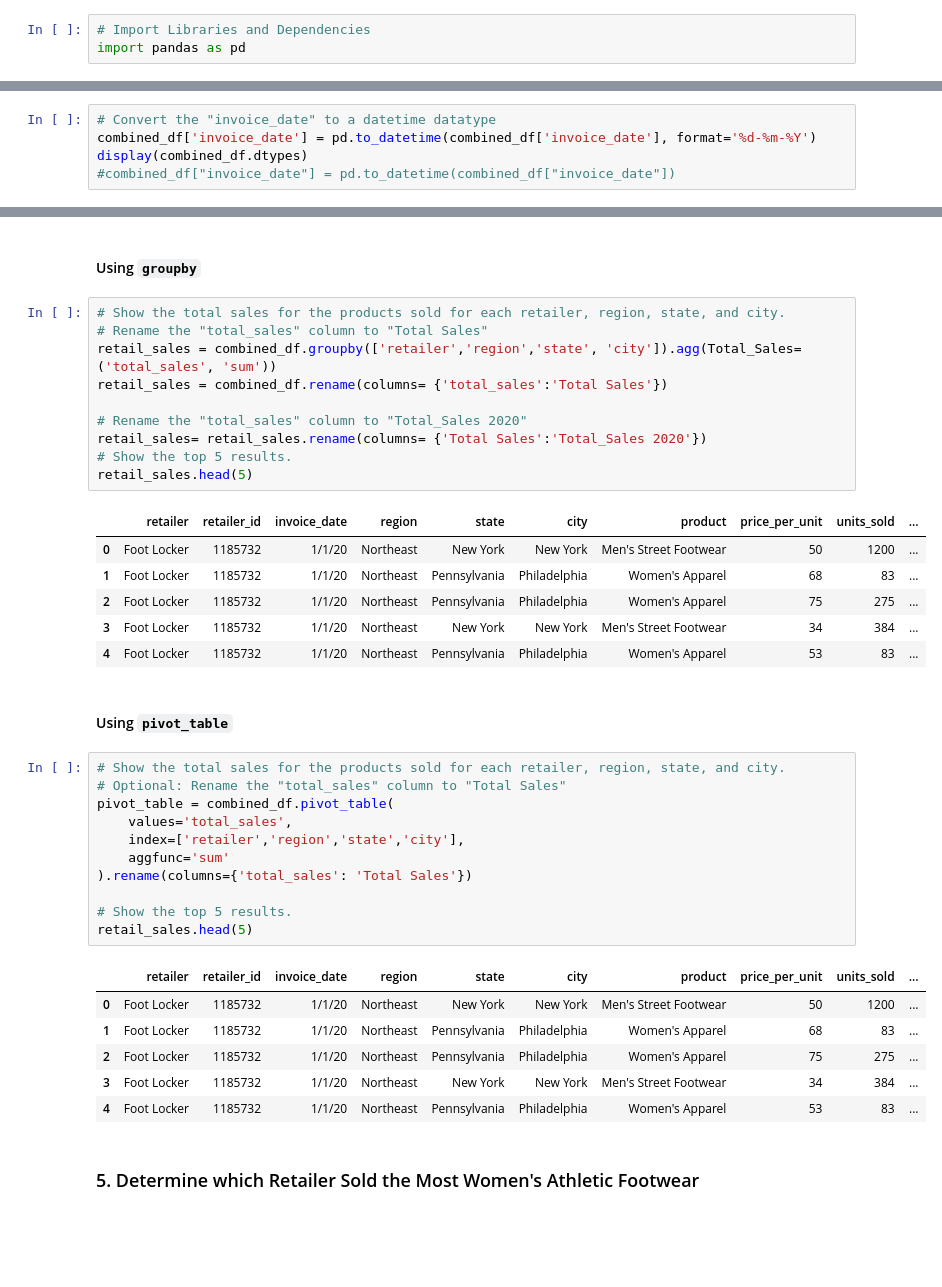
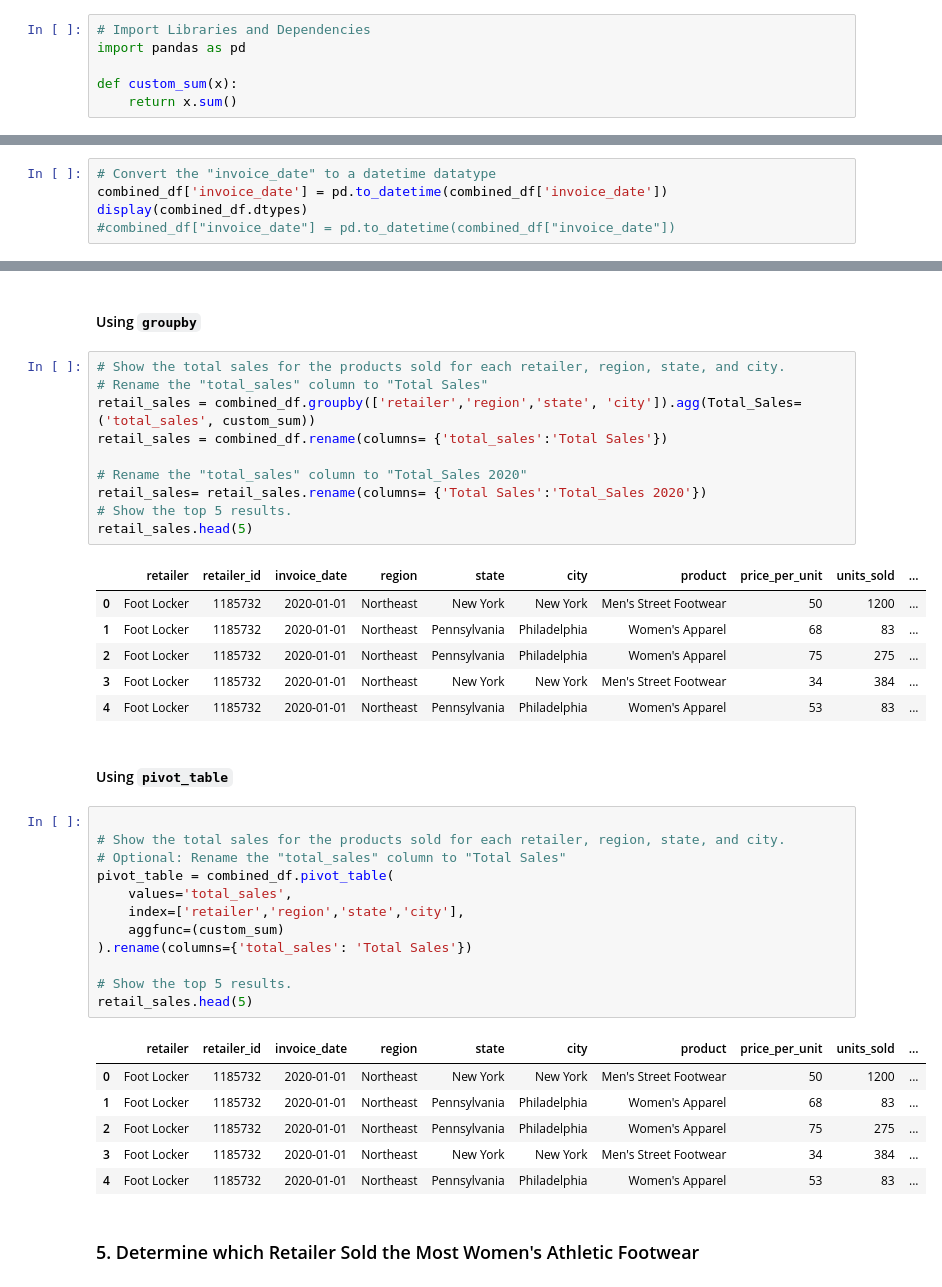
Before and after one commit to xraySMULu/athletic_sales_analysis, a Jupyter notebook: athletic_sales_analysis.ipynb, the cells around one changed output, grey strips where cells are left out. Saved outputs shown, nothing was run; the diff lists cells and outputs as text; blank space fills up the shorter version.

```diff
--- a/athletic_sales_analysis.ipynb
+++ b/athletic_sales_analysis.ipynb
@@ -1,6 +1,9 @@
 # %%
 # Import Libraries and Dependencies
 import pandas as pd
+
+def custom_sum(x):
+    return x.sum()
 # %% [markdown]
 ### 1. Combine and Clean the Data
 #### Import CSVs
@@ -120,7 +123,7 @@ sales_method         object
 dtype: object
 # %%
 # Convert the "invoice_date" to a datetime datatype
-combined_df['invoice_date'] = pd.to_datetime(combined_df['invoice_date'], format='%d-%m-%Y')
+combined_df['invoice_date'] = pd.to_datetime(combined_df['invoice_date'])
 display(combined_df.dtypes)
 #combined_df["invoice_date"] = pd.to_datetime(combined_df["invoice_date"])
 # %% [output]
@@ -243,40 +255,41 @@ top_5_results.head(5)
 # %%
 # Show the total sales for the products sold for each retailer, region, state, and city.
 # Rename the "total_sales" column to "Total Sales"
-retail_sales = combined_df.groupby(['retailer','region','state', 'city']).agg(Total_Sales=('total_sales', 'sum'))
+retail_sales = combined_df.groupby(['retailer','region','state', 'city']).agg(Total_Sales=('total_sales', custom_sum))
 retail_sales = combined_df.rename(columns= {'total_sales':'Total Sales'})
 
 # Rename the "total_sales" column to "Total_Sales 2020"
 retail_sales= retail_sales.rename(columns= {'Total Sales':'Total_Sales 2020'})
 # Show the top 5 results.
 retail_sales.head(5)
 # %% [output]
 |  | retailer | retailer_id | invoice_date | region | state | city | product | price_per_unit | units_sold | ... |
-| 0 | Foot Locker | 1185732 | 1/1/20 | Northeast | New York | New York | Men's Street Footwear | 50 | 1200 | ... |
-| 1 | Foot Locker | 1185732 | 1/1/20 | Northeast | Pennsylvania | Philadelphia | Women's Apparel | 68 | 83 | ... |
-| 2 | Foot Locker | 1185732 | 1/1/20 | Northeast | Pennsylvania | Philadelphia | Women's Apparel | 75 | 275 | ... |
-| 3 | Foot Locker | 1185732 | 1/1/20 | Northeast | New York | New York | Men's Street Footwear | 34 | 384 | ... |
-| 4 | Foot Locker | 1185732 | 1/1/20 | Northeast | Pennsylvania | Philadelphia | Women's Apparel | 53 | 83 | ... |
+| 0 | Foot Locker | 1185732 | 2020-01-01 | Northeast | New York | New York | Men's Street Footwear | 50 | 1200 | ... |
+| 1 | Foot Locker | 1185732 | 2020-01-01 | Northeast | Pennsylvania | Philadelphia | Women's Apparel | 68 | 83 | ... |
+| 2 | Foot Locker | 1185732 | 2020-01-01 | Northeast | Pennsylvania | Philadelphia | Women's Apparel | 75 | 275 | ... |
+| 3 | Foot Locker | 1185732 | 2020-01-01 | Northeast | New York | New York | Men's Street Footwear | 34 | 384 | ... |
+| 4 | Foot Locker | 1185732 | 2020-01-01 | Northeast | Pennsylvania | Philadelphia | Women's Apparel | 53 | 83 | ... |
 # %% [markdown]
 #### Using `pivot_table`
 # %%
+
 # Show the total sales for the products sold for each retailer, region, state, and city.
 # Optional: Rename the "total_sales" column to "Total Sales"
 pivot_table = combined_df.pivot_table(
     values='total_sales',
     index=['retailer','region','state','city'],
-    aggfunc='sum'
+    aggfunc=(custom_sum)
 ).rename(columns={'total_sales': 'Total Sales'})
 
 # Show the top 5 results.
 retail_sales.head(5)
 # %% [output]
 |  | retailer | retailer_id | invoice_date | region | state | city | product | price_per_unit | units_sold | ... |
-| 0 | Foot Locker | 1185732 | 1/1/20 | Northeast | New York | New York | Men's Street Footwear | 50 | 1200 | ... |
-| 1 | Foot Locker | 1185732 | 1/1/20 | Northeast | Pennsylvania | Philadelphia | Women's Apparel | 68 | 83 | ... |
-| 2 | Foot Locker | 1185732 | 1/1/20 | Northeast | Pennsylvania | Philadelphia | Women's Apparel | 75 | 275 | ... |
-| 3 | Foot Locker | 1185732 | 1/1/20 | Northeast | New York | New York | Men's Street Footwear | 34 | 384 | ... |
-| 4 | Foot Locker | 1185732 | 1/1/20 | Northeast | Pennsylvania | Philadelphia | Women's Apparel | 53 | 83 | ... |
+| 0 | Foot Locker | 1185732 | 2020-01-01 | Northeast | New York | New York | Men's Street Footwear | 50 | 1200 | ... |
+| 1 | Foot Locker | 1185732 | 2020-01-01 | Northeast | Pennsylvania | Philadelphia | Women's Apparel | 68 | 83 | ... |
+| 2 | Foot Locker | 1185732 | 2020-01-01 | Northeast | Pennsylvania | Philadelphia | Women's Apparel | 75 | 275 | ... |
+| 3 | Foot Locker | 1185732 | 2020-01-01 | Northeast | New York | New York | Men's Street Footwear | 34 | 384 | ... |
+| 4 | Foot Locker | 1185732 | 2020-01-01 | Northeast | Pennsylvania | Philadelphia | Women's Apparel | 53 | 83 | ... |
 # %% [markdown]
 ### 5. Determine which Retailer Sold the Most Women's Athletic Footwear
 # %%
```
Also changed, not shown: parts of 11 cells of this notebook.
